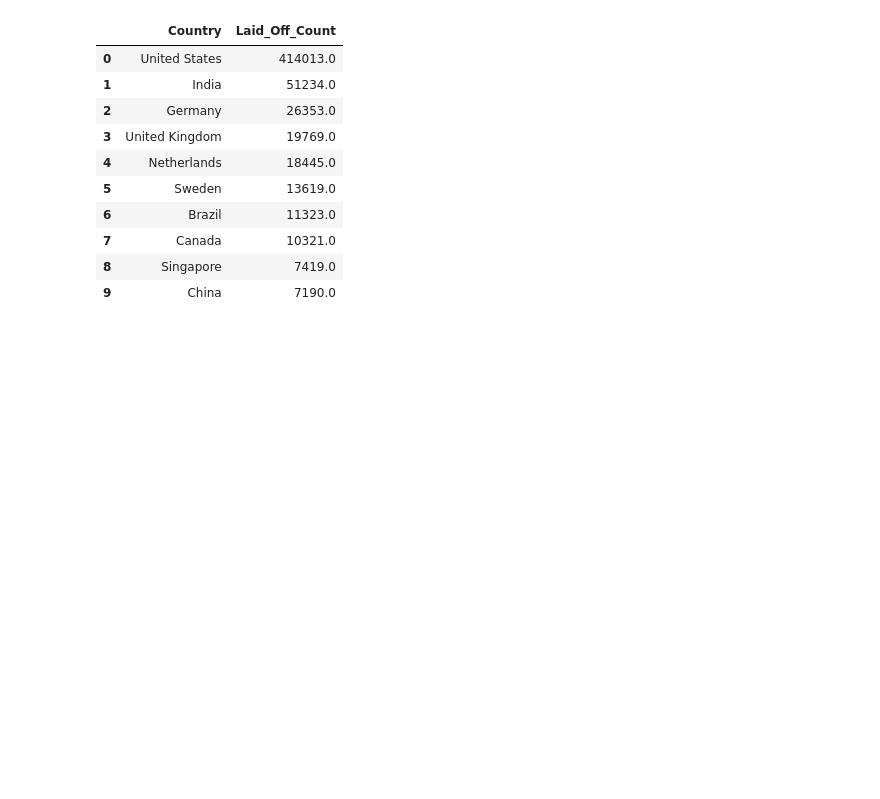
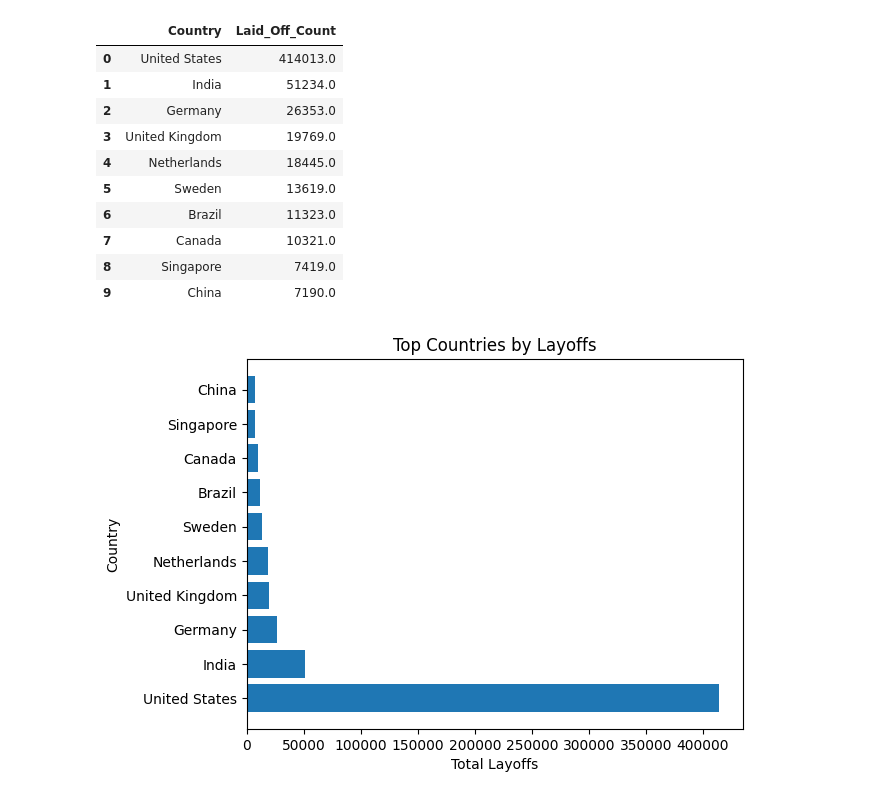
Before and after one commit to riddhikale/Tech-Layoffs, a Jupyter notebook: notebooks/eda.ipynb, the cells around one changed output. Drawn from its saved outputs; the diff is of its cells as text; code cells hidden in the pictures; blank space fills up the shorter version.

Commit message:
top countries affected by layoffs visualizarion

```diff
--- a/notebooks/eda.ipynb
+++ b/notebooks/eda.ipynb
@@ -299,3 +299,15 @@ country_layoffs.head(10)
 | 7 | Canada | 10321.0 |
 | 8 | Singapore | 7419.0 |
 | 9 | China | 7190.0 |
+# %%
+top_countries = country_layoffs.head(10)
+
+plt.barh(top_countries['Country'], top_countries['Laid_Off_Count'])
+
+plt.title("Top Countries by Layoffs")
+plt.xlabel("Total Layoffs")
+plt.ylabel("Country")
+
+plt.show()
+# %% [output]
+[figure, added]
```
